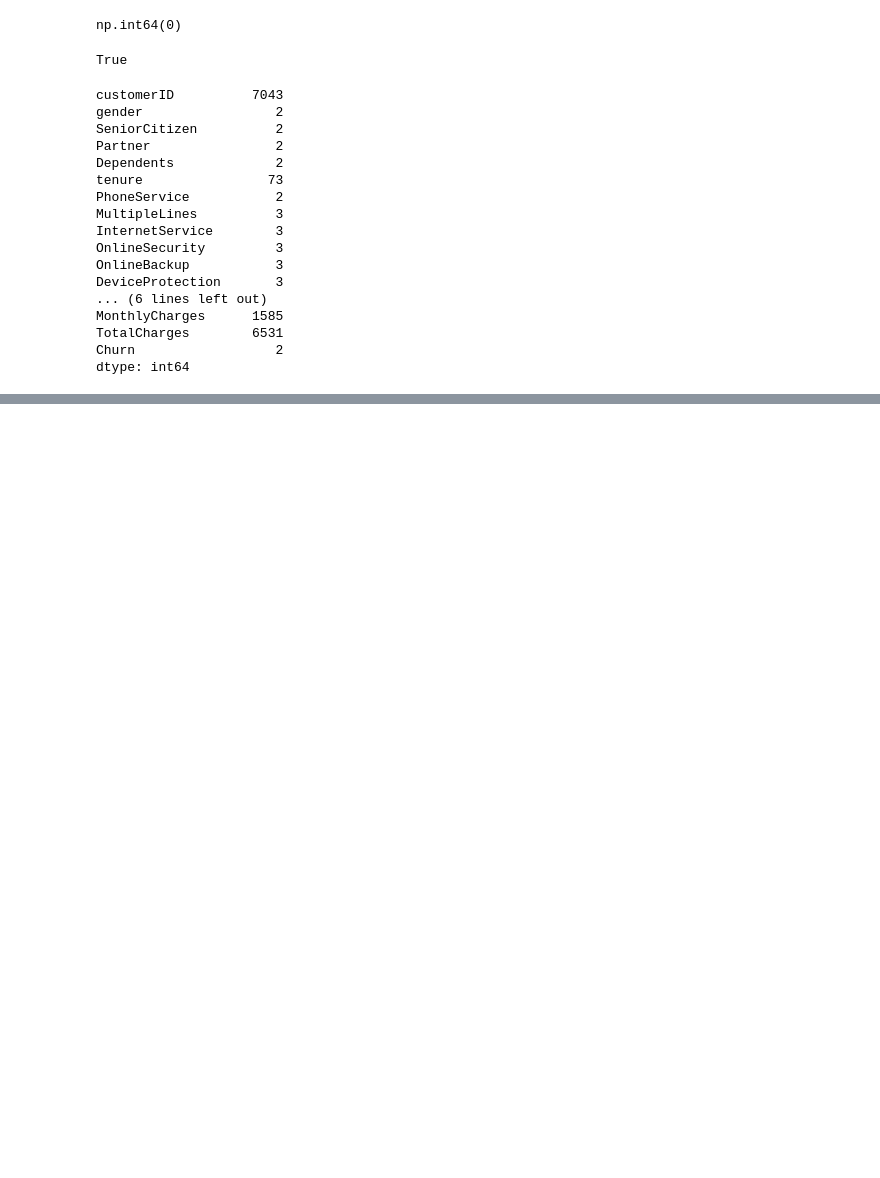
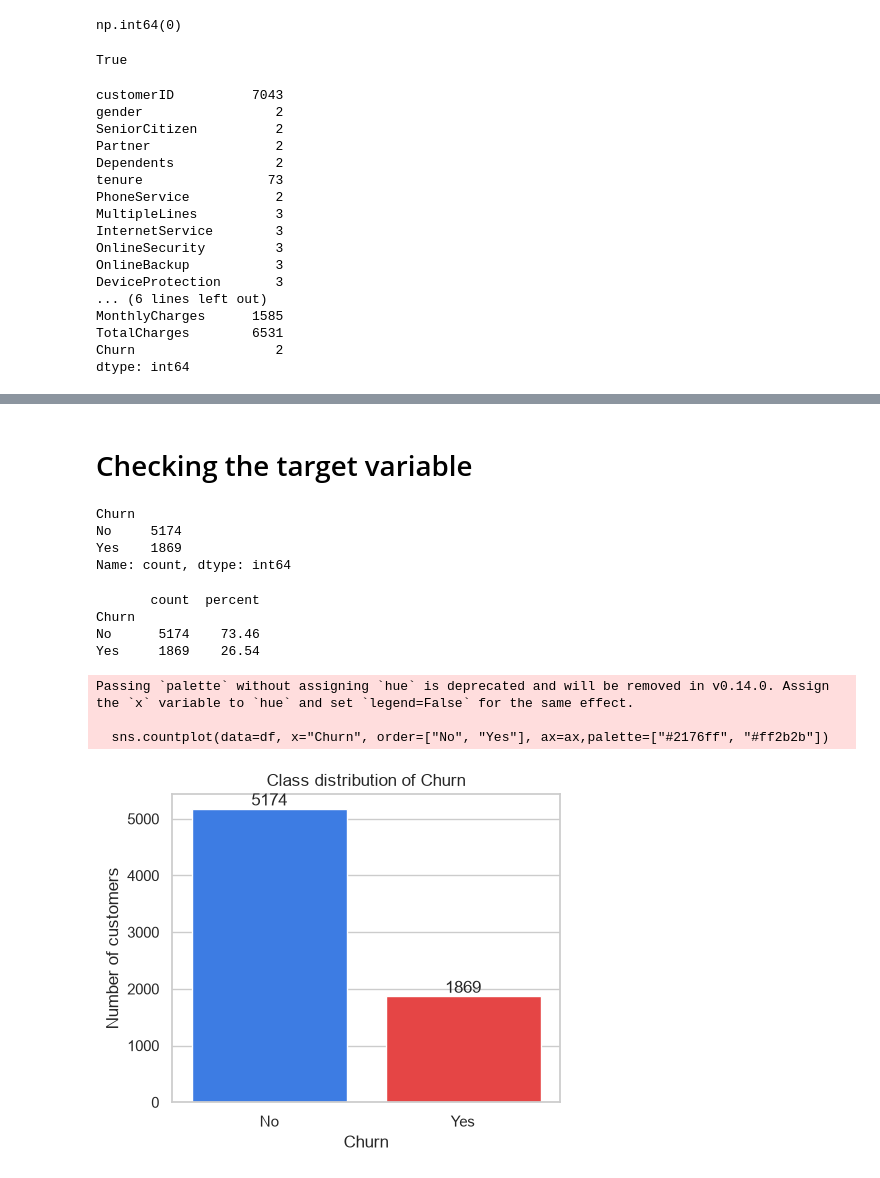
Before and after one commit to askerxD/CM-2604-CW, a Jupyter notebook: notebooks/eda.ipynb, the cells around one changed output, grey strips where cells are left out. Cells and saved outputs as stored; diff of their text form; code cells hidden in the pictures; blank space fills up the shorter version.

Commit message:
Completion of eda and exporting visualizations

```diff
--- a/notebooks/eda.ipynb
+++ b/notebooks/eda.ipynb
@@ -18,3 +15,16 @@ sns.set_theme(
     palette="deep",
     context="notebook"
 )
+
+plt.rcParams["figure.dpi"] = 100
+
+dataPath='../data/raw/telco.csv'
+figuresPath='../reports/figures/'
+os.makedirs(figuresPath, exist_ok=True)
+
+def saveFigure(name):
+    '''save the current figure to the figures directory'''
+    plt.savefig(os.path.join(figuresPath, name), bbox_inches='tight', dpi=300)
+# %%
+df= pd.read_csv(dataPath)
+df.head()
@@ -116,0 +154,2 @@ dtype: int64
+# %%
+df["TotalCharges"] = pd.to_numeric(df["TotalCharges"], errors='coerce')
@@ -116,0 +180,36 @@ dtype: int64
+# %% [markdown]
+# Checking the target variable
+# %%
+df["Churn_num"] = (df["Churn"] == "Yes").astype(int)
+# %%
+churn_count=df['Churn'].value_counts()
+print(churn_count)
+# %% [output]
+Churn
+No     5174
+Yes    1869
+Name: count, dtype: int64
+# %%
+percent = df["Churn"].value_counts(normalize=True).mul(100).round(2)
+print(pd.DataFrame({"count": churn_count, "percent": percent}))
+# %% [output]
+       count  percent
+Churn
+No      5174    73.46
+Yes     1869    26.54
+# %%
+fig, ax = plt.subplots(figsize=(5, 4))
+sns.countplot(data=df, x="Churn", order=["No", "Yes"], ax=ax,palette=["#2176ff", "#ff2b2b"])
+for p in ax.patches:
+    ax.annotate(f"{int(p.get_height())}", (p.get_x() + p.get_width() / 2, p.get_height()),
+                ha="center", va="bottom")
+ax.set_title("Class distribution of Churn")
+ax.set_xlabel("Churn")
+ax.set_ylabel("Number of customers")
+saveFigure("01_churn_distribution")
+plt.show()
+# %% [output]
+Passing `palette` without assigning `hue` is deprecated and will be removed in v0.14.0. Assign the `x` variable to `hue` and set `legend=False` for the same effect.
+
+  sns.countplot(data=df, x="Churn", order=["No", "Yes"], ax=ax,palette=["#2176ff", "#ff2b2b"])
+[figure, added]
```
Also changed, not shown: parts of 53 cells of this notebook, 10 other files.
